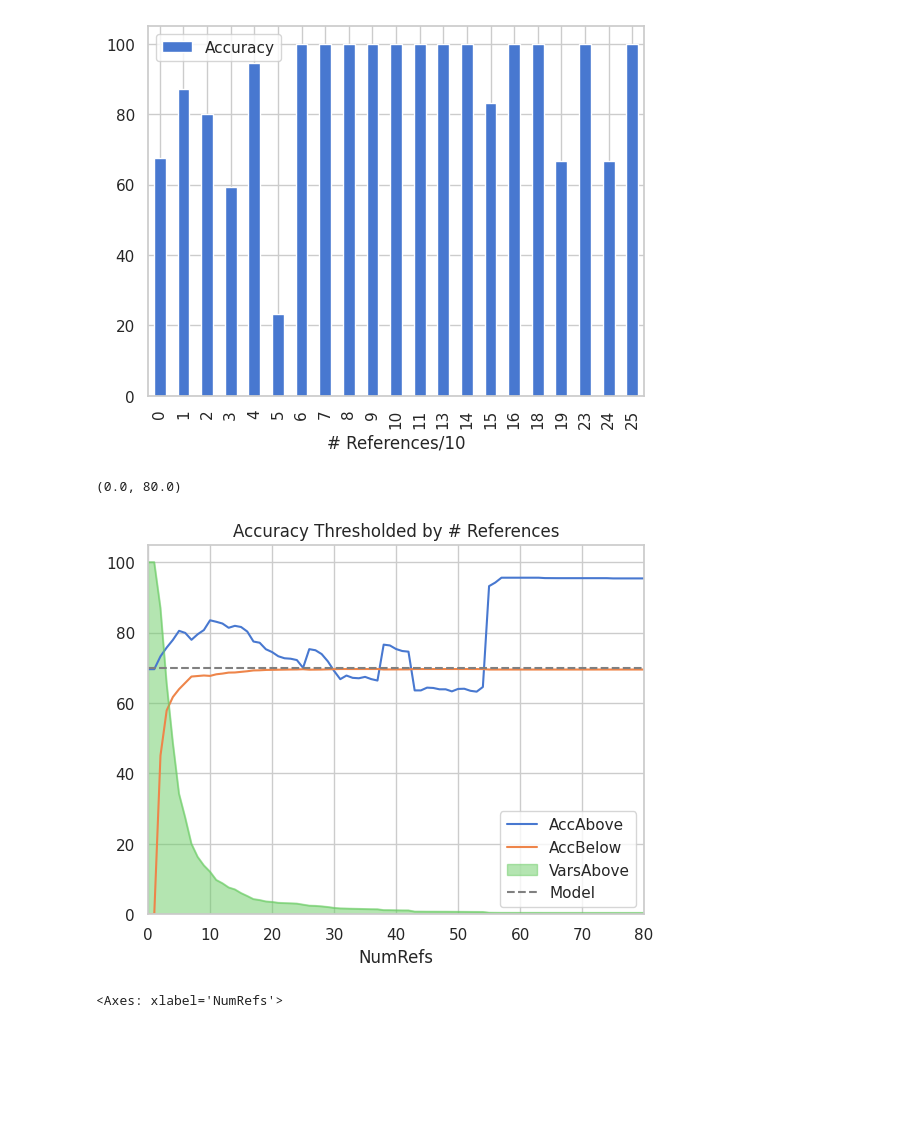
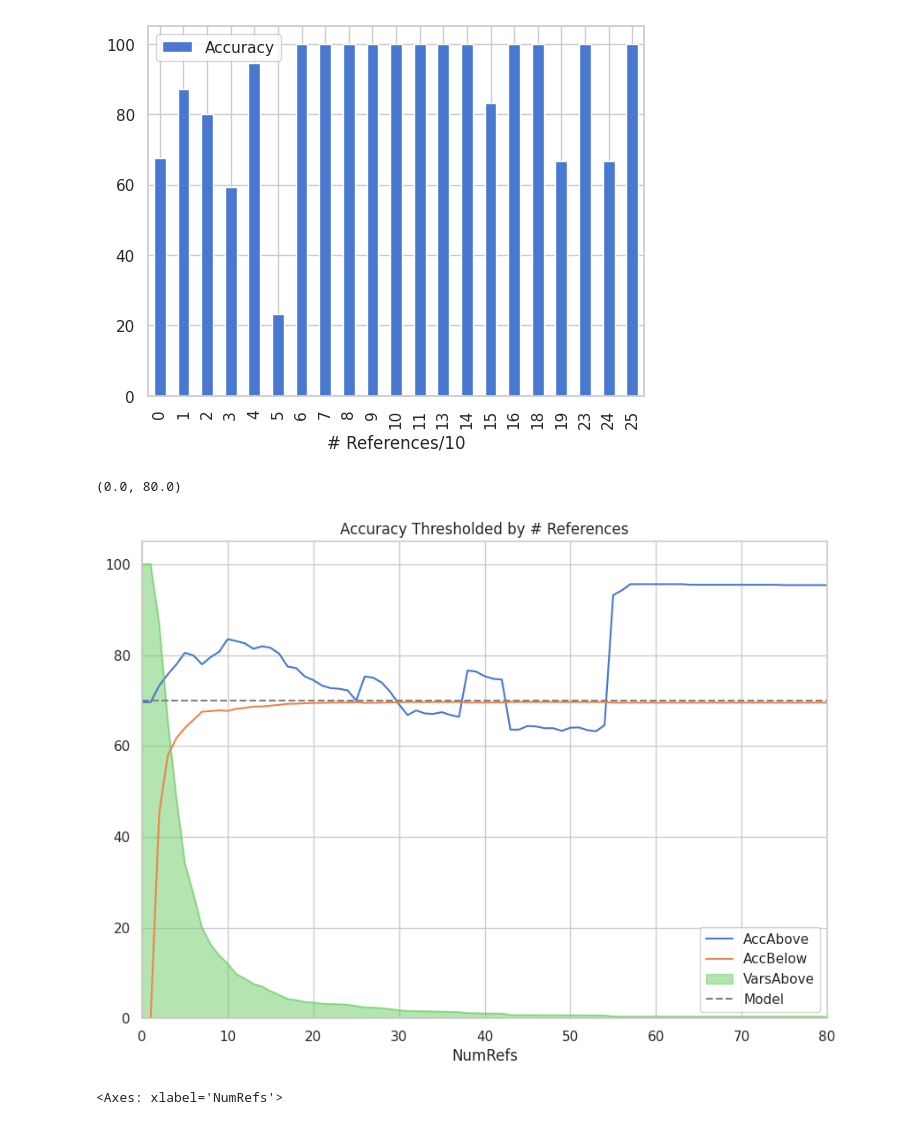
Before and after one commit to lasserre/datatype-recovery-experiments, a Jupyter notebook: notebooks/eval_NEW_ENCODING.ipynb, the cells around one changed output. Cells and saved outputs as stored; diff of their text form; code cells hidden in the pictures; blank space fills up the shorter version.

```diff
--- a/notebooks/eval_NEW_ENCODING.ipynb
+++ b/notebooks/eval_NEW_ENCODING.ipynb
@@ -672,21 +672,21 @@ columns=['TensOfRefs', 'Accuracy']).plot(kind='bar', x='TensOfRefs', y='Accuracy
 <Axes: xlabel='# References/10'>
 [figure]
 # %%
-ax = refs_df.plot(x='NumRefs', y=['AccAbove', 'AccBelow'], title='Accuracy Thresholded by # References')
+ax = refs_df.plot(x='NumRefs', y=['AccAbove', 'AccBelow'], title='Accuracy Thresholded by # References', figsize=(10,7))
 #, figsize=)
 # kind='bar'
 refs_df.plot.area(x='NumRefs', y='VarsAbove', ax=ax, alpha=0.5)
 
 # TODO - don't hardcode 70% accuracy lol, actually use model acc
 ax.hlines(70, xmin=0, xmax=mdf.NumRefs.max(), colors='gray', linestyles='--', label='Model')
 # ax.legend(loc='lower right')
 ax.legend(loc='best')
 # ax.set_xlim(0, 25)
 ax.set_xlim(0, 80)
 # ax.set_xlim(0, 250)
 # %% [output]
 (0.0, 80.0)
-[figure, old version]
+[figure, new version]
 # %%
 # NOTE: now the question is - can these higher-accuracy predictions REACH the lower-accuracy ones in such
 # a way that we can IMPROVE their accuracy by waiting until we've retyped the high-quality set?
```
Also changed, not shown: 2 other files.
